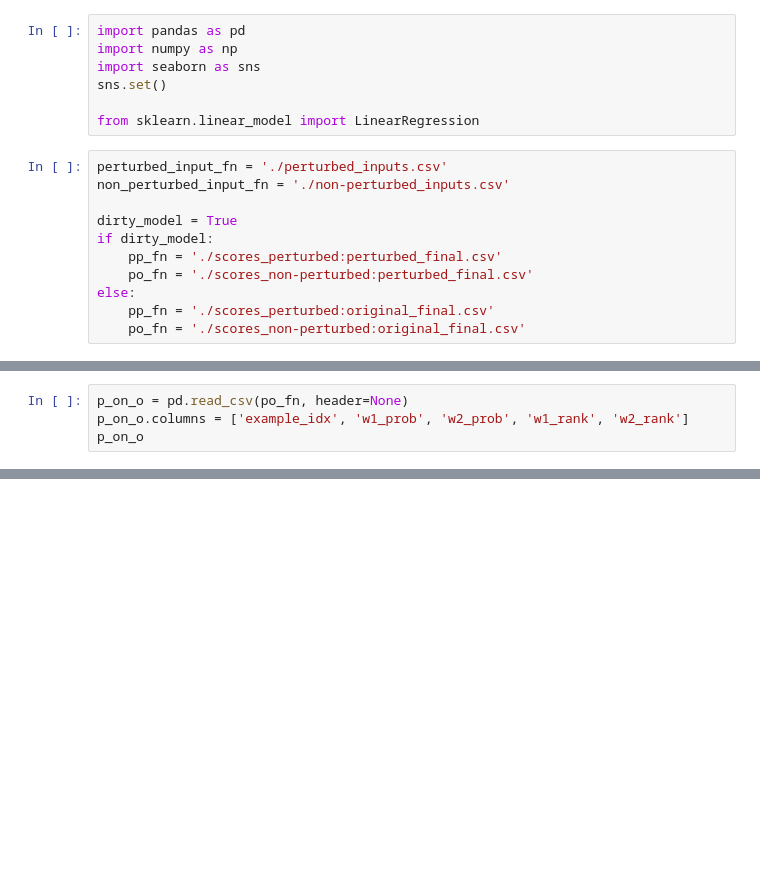
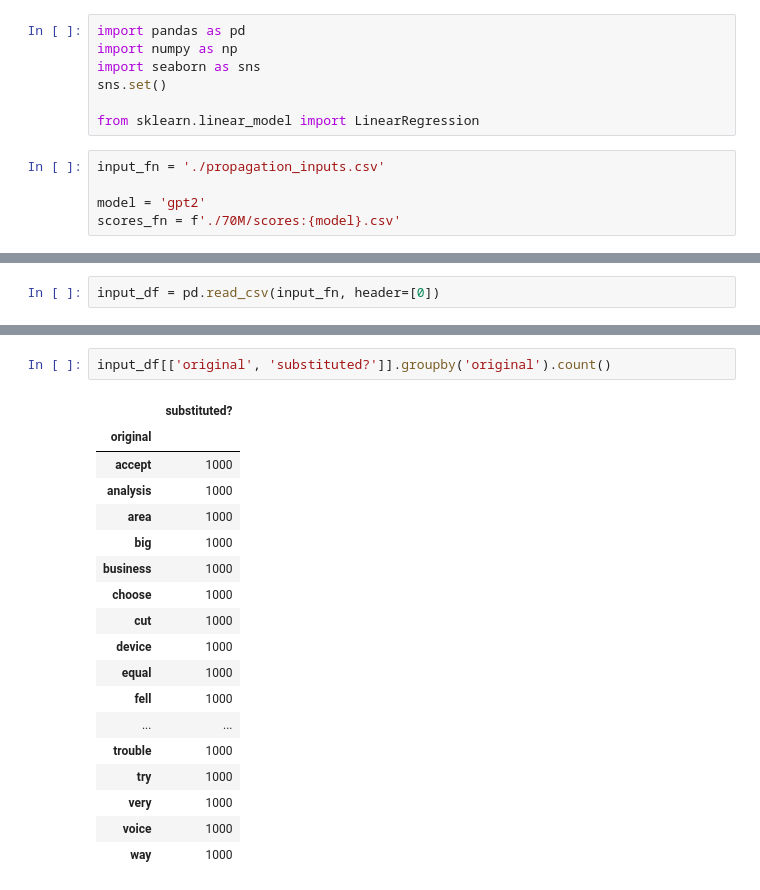
Before and after one commit to johntzwei/haveibeentrainedon, a Jupyter notebook: propagations/calculate_propagation_rates.ipynb, the cells around one changed output, grey strips where cells are left out. Cells and saved outputs as stored; diff of their text form; blank space fills up the shorter version.

```diff
--- a/propagations/calculate_propagation_rates.ipynb
+++ b/propagations/calculate_propagation_rates.ipynb
@@ -6,13 +6,7 @@ sns.set()
 
 from sklearn.linear_model import LinearRegression
 # %%
-perturbed_input_fn = './perturbed_inputs.csv'
-non_perturbed_input_fn = './non-perturbed_inputs.csv'
+input_fn = './propagation_inputs.csv'
 
-dirty_model = True
-if dirty_model:
-    pp_fn = './scores_perturbed:perturbed_final.csv'
-    po_fn = './scores_non-perturbed:perturbed_final.csv'
-else:
-    pp_fn = './scores_perturbed:original_final.csv'
-    po_fn = './scores_non-perturbed:original_final.csv'
+model = 'gpt2'
+scores_fn = f'./70M/scores:{model}.csv'
@@ -45,4 +13,2 @@ pp_df.head(1)
 # %%
-p_on_o = pd.read_csv(po_fn, header=None)
-p_on_o.columns = ['example_idx', 'w1_prob', 'w2_prob', 'w1_rank', 'w2_rank']
-p_on_o
+input_df = pd.read_csv(input_fn, header=[0])
@@ -77,0 +24,21 @@ Name: label, dtype: int64
+# %%
+input_df[['original', 'substituted?']].groupby('original').count()
+# %% [output]
+|  | substituted? |
+| original |  |
+| accept | 1000 |
+| analysis | 1000 |
+| area | 1000 |
+| big | 1000 |
+| business | 1000 |
+| choose | 1000 |
+| cut | 1000 |
+| device | 1000 |
+| equal | 1000 |
+| fell | 1000 |
+| ... | ... |
+| trouble | 1000 |
+| try | 1000 |
+| very | 1000 |
+| voice | 1000 |
+| way | 1000 |
```
Also changed, not shown: parts of 18 cells of this notebook, 2 other files.
